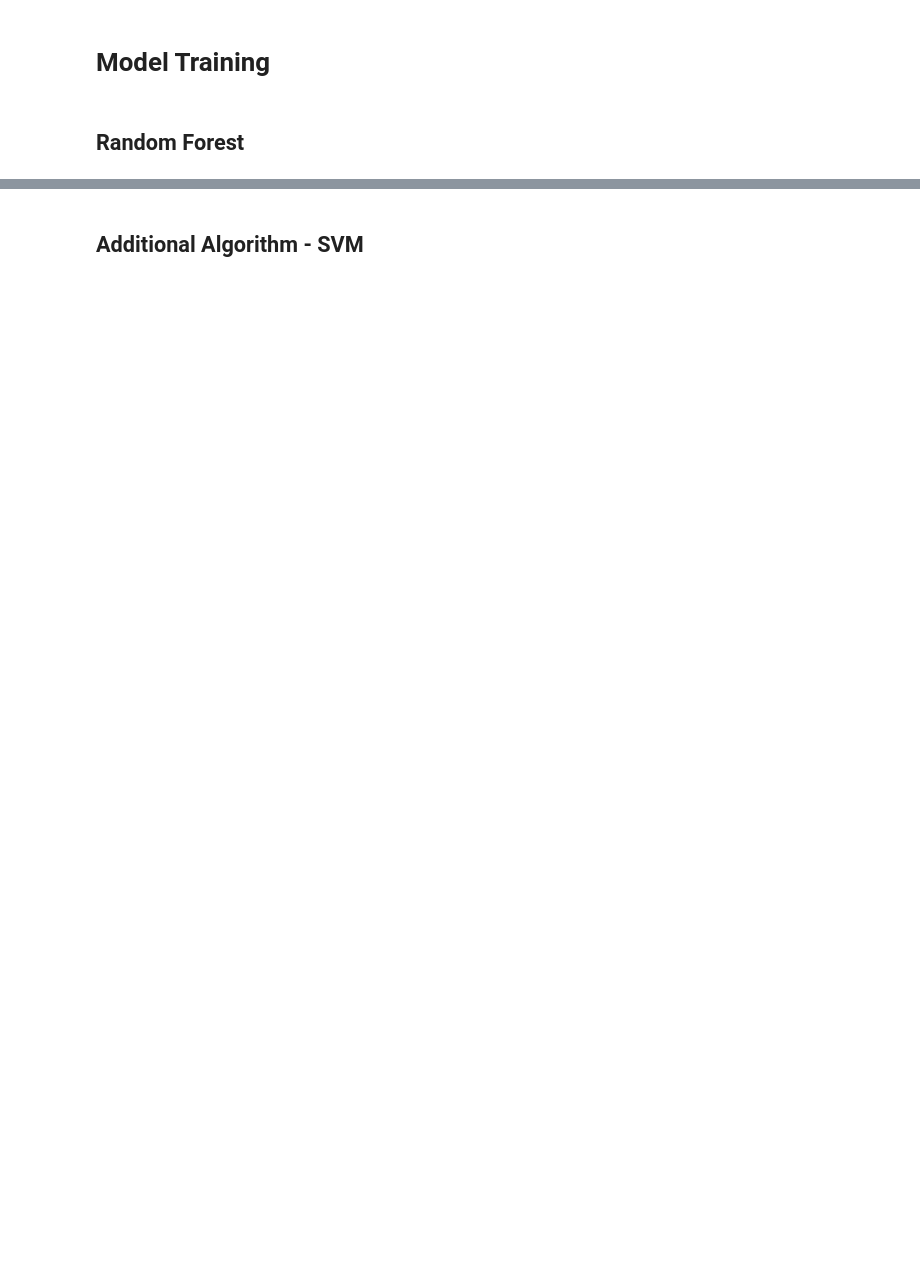
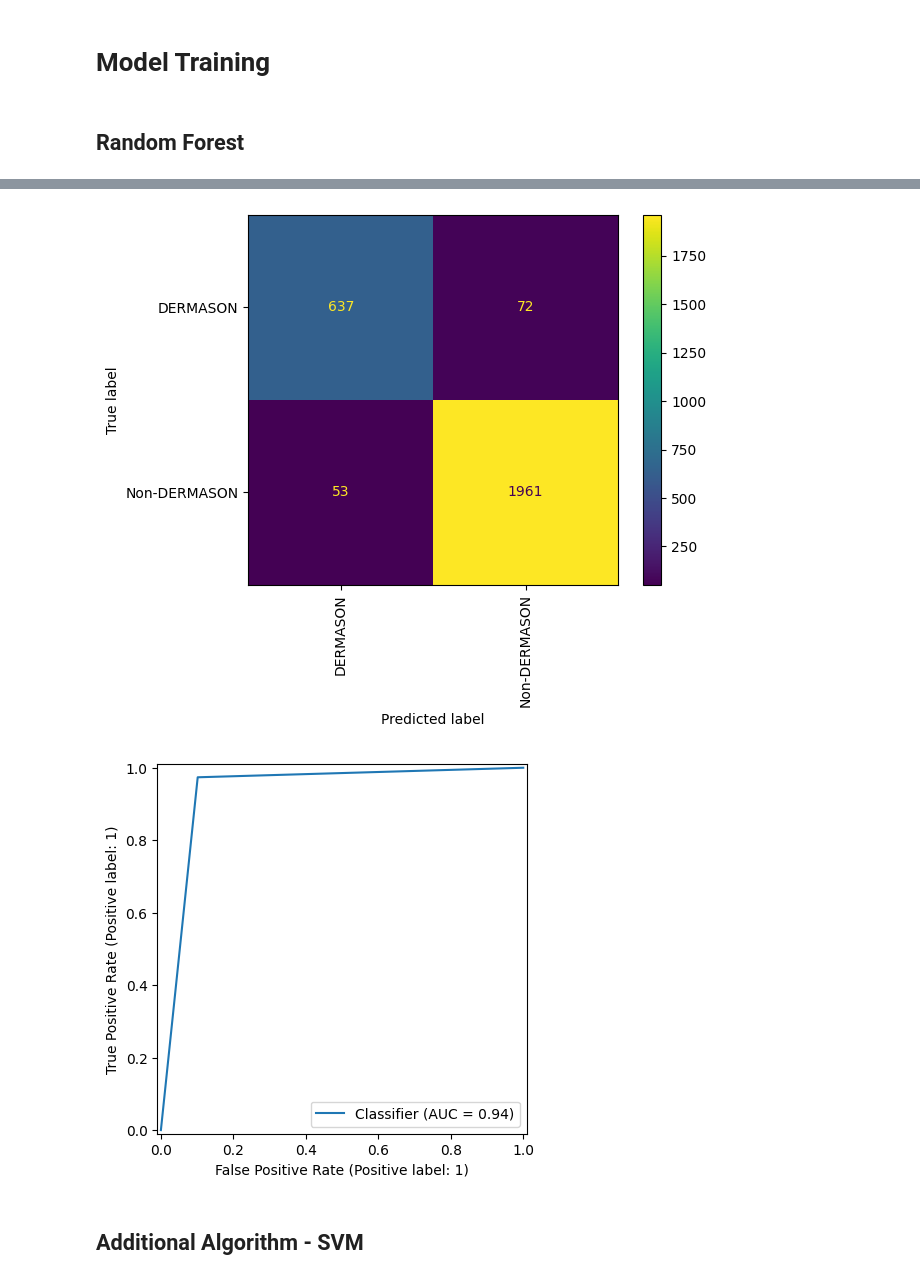
Before and after one commit to amishfaldu-njit/cs-634104-final-term-project, a Jupyter notebook: main.ipynb, the cells around one changed output, grey strips where cells are left out. Drawn from its saved outputs; the diff is of its cells as text; code cells hidden in the pictures; blank space fills up the shorter version.

Commit message:
updated code with additional metrics

```diff
--- a/main.ipynb
+++ b/main.ipynb
@@ -140,5 +150,7 @@ _ = X_train.iloc[:, :-1].hist(figsize=(12, 12))
 # %% [markdown]
 # Model Training
+# %%
+results_comparison = pd.DataFrame({'RandomForest': {}, 'SVM': {}, 'KNN': {}, 'Conv1D-NN': {}})
 # %% [markdown]
 ## Random Forest
 # %%
@@ -209,0 +176,20 @@ f1_score_weighted(y_test, y_pred)
+# %%
+random_forest_cv = {}
+random_forest_cv_models = []
+
+for i, (train_index, test_index) in enumerate(stratified_split.split(X_train, y_train)):
+    X_train_fold, X_val_fold = X_train.iloc[train_index], X_train.iloc[test_index]
+    y_train_fold, y_val_fold = y_train.iloc[train_index], y_train.iloc[test_index]
+
+    random_forest = RandomForestClassifier(n_estimators=300, max_depth=12, ccp_alpha=5e-4, n_jobs=-1)
+    random_forest.fit(X_train_fold, y_train_fold)
+
+    y_pred = random_forest.predict(X_val_fold)
+    y_pred_proba = random_forest.predict_proba(X_val_fold)[:, 1]
+    random_forest_cv[i+1] = get_all_metrics(y_val_fold, y_pred)
+    random_forest_cv[i+1]['Brier Score'] = np.mean((y_pred_proba - y_val_fold)**2)
+    random_forest_cv[i+1]['Brier Skill Score'] = random_forest_cv[i+1]['Brier Score'] / (np.mean((y_val_fold - np.mean(y_pred_proba))**2))
+    random_forest_cv_models.append(random_forest)
+
+random_forest_cv['mean'] = pd.DataFrame(random_forest_cv).mean(axis=1)
+pd.DataFrame(random_forest_cv).round(4)
@@ -210,3 +214,24 @@ f1_score_weighted(y_test, y_pred)
+# %%
+# Mode function returns the values that appear most frequently in the array
+y_pred = stats.mode([model.predict(X_test) for model in random_forest_cv_models]).mode
+
+ConfusionMatrixDisplay.from_predictions(
+    y_test,
+    y_pred,
+    display_labels=encoder.inverse_transform([0, 1]),
+    xticks_rotation="vertical",
+)
+
+RocCurveDisplay.from_predictions(y_test, y_pred)
+
+results_comparison['RandomForest'] = get_all_metrics(y_test, y_pred)
+results_comparison.loc["Brier Score", "RandomForest"] = np.mean((y_pred - y_test) ** 2)
+results_comparison.loc["Brier Skill Score", "RandomForest"] = results_comparison["RandomForest"][
+    "Brier Score"
+] / (np.mean((y_test - np.mean(y_pred)) ** 2))
+# %% [output]
+[figure, added]
+[figure, added]
 # %% [markdown]
 ## Additional Algorithm - SVM
 # %%
```
Also changed, not shown: parts of 38 cells of this notebook, 16 other files.
